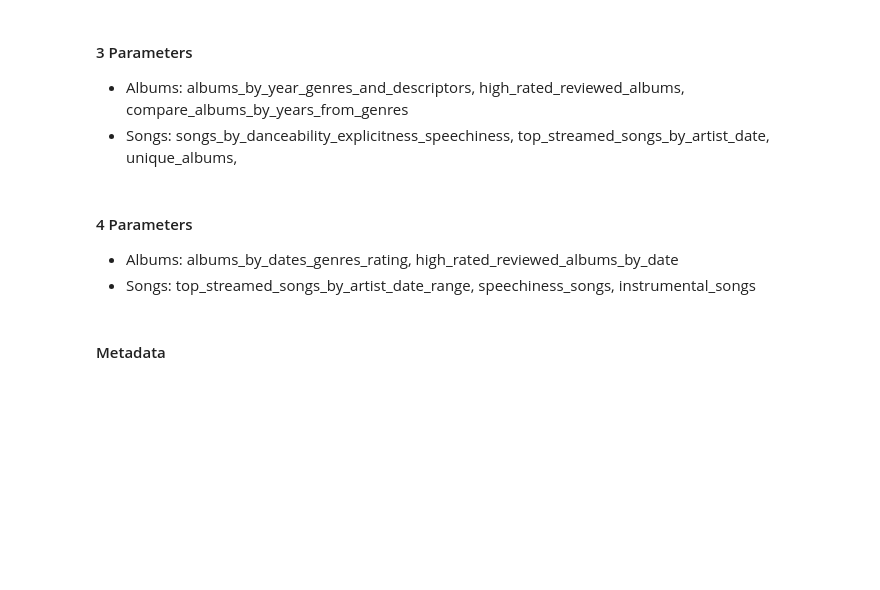
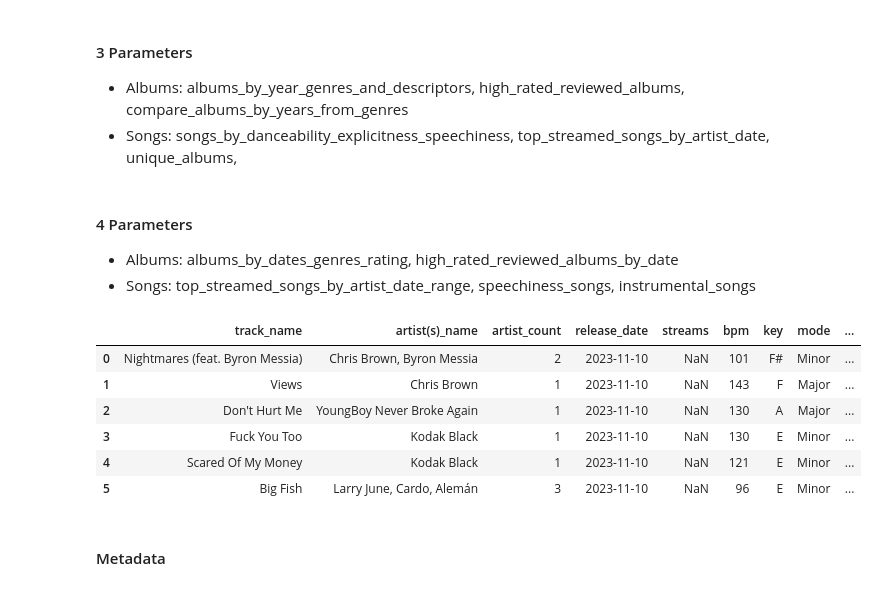
Before and after one commit to Dennis-H1/Function-Calling-LLMs, a Jupyter notebook: main.ipynb, the cells around one changed output. Drawn from its saved outputs; the diff is of its cells as text; code cells hidden in the pictures; blank space fills up the shorter version.

```diff
--- a/main.ipynb
+++ b/main.ipynb
@@ -647,6 +648,19 @@ def unique_albums(genres_threshold: int, artist_count_threshold: int, max_rating
 
 - Albums: albums_by_dates_genres_rating, high_rated_reviewed_albums_by_date
 - Songs: top_streamed_songs_by_artist_date_range, speechiness_songs, instrumental_songs
+# %%
+pd.set_option('display.max_colwidth', 100)
+
+pd.DataFrame(speechiness_songs(speechiness=30, energy=30,
+             explicit=True, bpm=120, threshold=24))
+# %% [output]
+|  | track_name | artist(s)_name | artist_count | release_date | streams | bpm | key | mode | ... |
+| 0 | Nightmares (feat. Byron Messia) | Chris Brown, Byron Messia | 2 | 2023-11-10 | NaN | 101 | F# | Minor | ... |
+| 1 | Views | Chris Brown | 1 | 2023-11-10 | NaN | 143 | F | Major | ... |
+| 2 | Don't Hurt Me | YoungBoy Never Broke Again | 1 | 2023-11-10 | NaN | 130 | A | Major | ... |
+| 3 | Fuck You Too | Kodak Black | 1 | 2023-11-10 | NaN | 130 | E | Minor | ... |
+| 4 | Scared Of My Money | Kodak Black | 1 | 2023-11-10 | NaN | 121 | E | Minor | ... |
+| 5 | Big Fish | Larry June, Cardo, Alemán | 3 | 2023-11-10 | NaN | 96 | E | Minor | ... |
 # %%
 def albums_by_dates_genres_rating(start_date: str, end_date: str, genre_in: list[str], genre_out: list[str], min_rating: float):
     """
```
Also changed, not shown: parts of 3 cells of this notebook, 1 other file.
